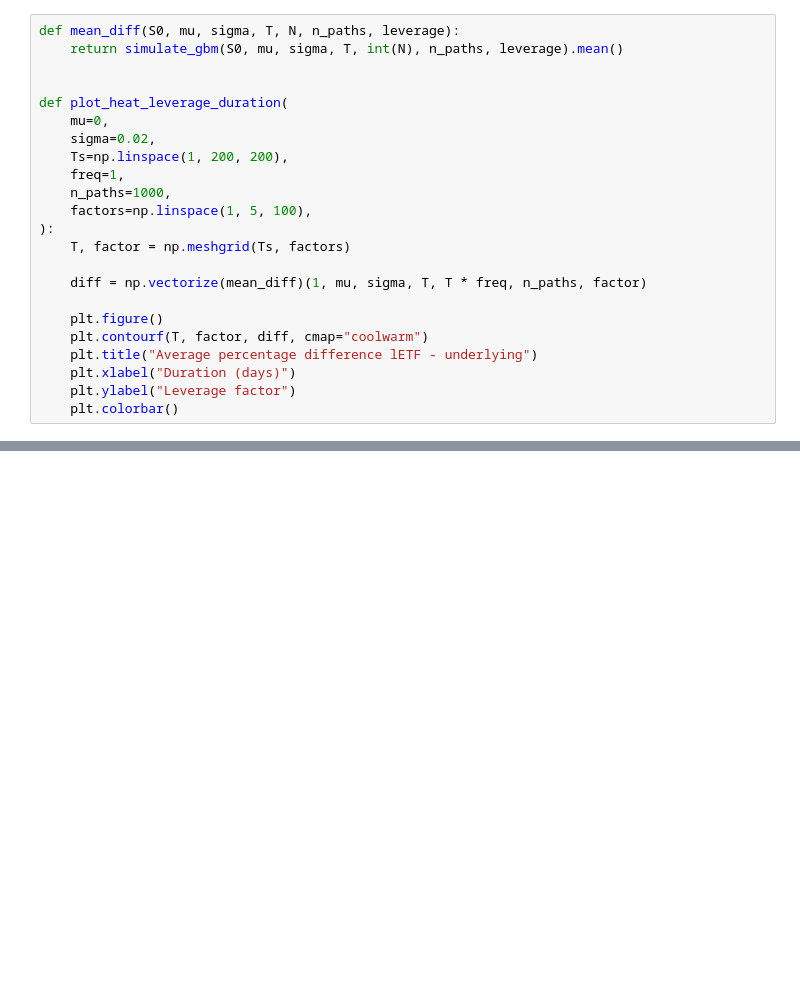
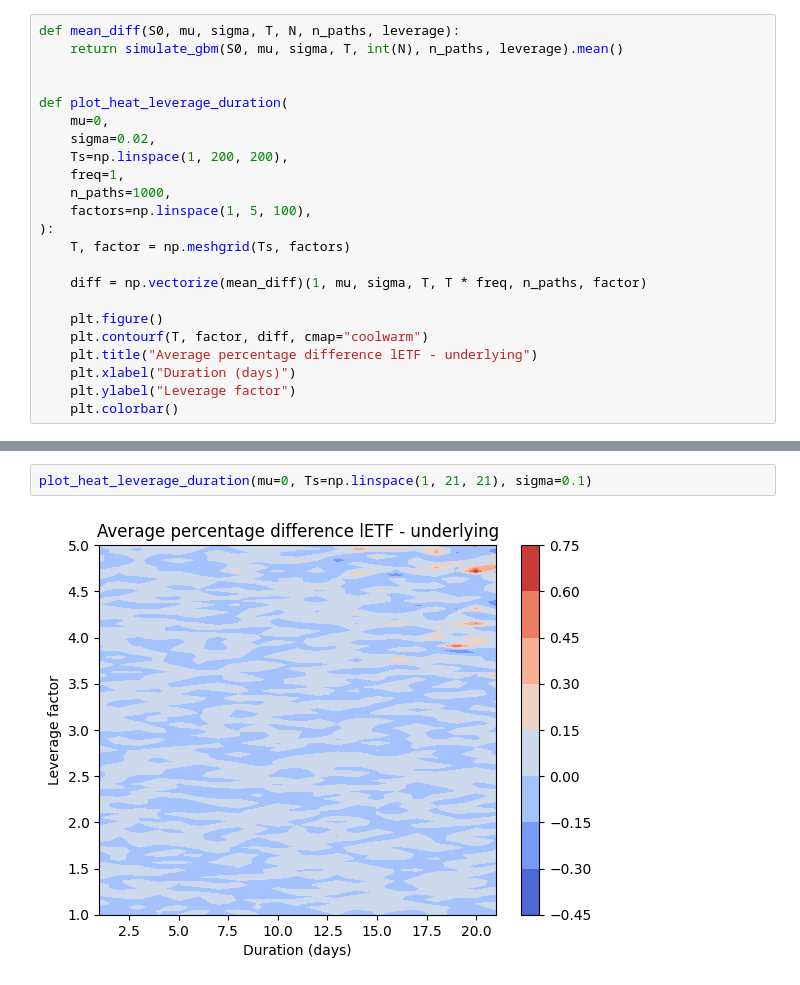
Before and after one commit to albesianor/Leveraged-ETFs, a Jupyter notebook: 02_leverage_duration_analysis.ipynb, the cells around one changed output, grey strips where cells are left out. Cells and saved outputs as stored; diff of their text form; blank space fills up the shorter version.

```diff
--- a/02_leverage_duration_analysis.ipynb
+++ b/02_leverage_duration_analysis.ipynb
@@ -41,0 +46,4 @@ plot_heat_leverage_duration(mu=-0.1, Ts=np.linspace(1, 21, 21), sigma=0.1)
+# %%
+plot_heat_leverage_duration(mu=0, Ts=np.linspace(1, 21, 21), sigma=0.1)
+# %% [output]
+[figure, added]
```
Also changed, not shown: parts of 9 cells of this notebook, 2 other files.
